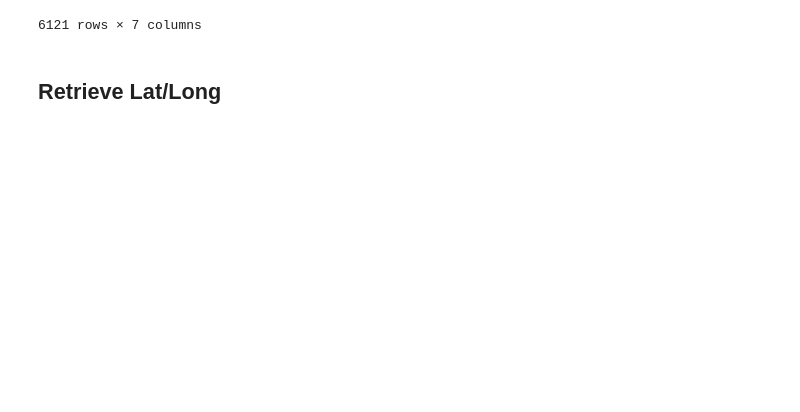
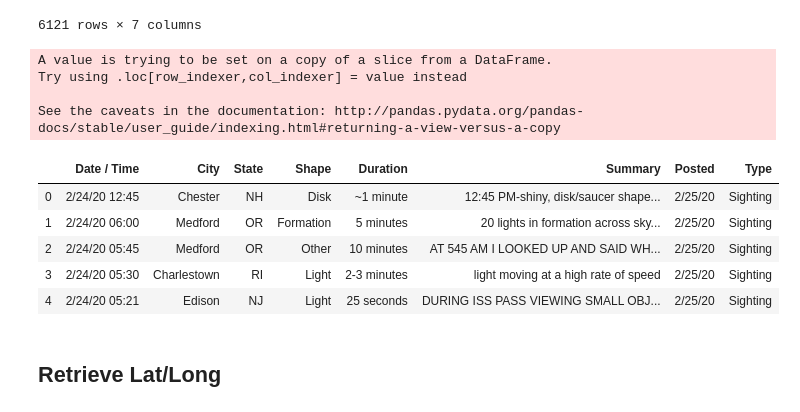
Before and after one commit to seankda/ETL-Aliens, a Jupyter notebook: Combined Notebooks.ipynb, the cells around one changed output. Cells and saved outputs as stored; diff of their text form; code cells hidden in the pictures; blank space fills up the shorter version.

```diff
--- a/Combined Notebooks.ipynb
+++ b/Combined Notebooks.ipynb
@@ -258,6 +252,21 @@ aliens_df
 | 6585 | 3/1/19 13:00 | Greenville | SC | NaN | 10 minutes | Reptilian or Grey alien contact. | 8/23/19 |
 | 6586 | 3/1/19 03:00 | Red Wing | MN | Triangle | 2 minutes | about 3 a.m. I observed a bright ... | 3/14/19 |
 6121 rows × 7 columns
+# %%
+# add type column to df
+aliens_df['Type']='Sighting'
+aliens_df.head()
+# %% [output]
+A value is trying to be set on a copy of a slice from a DataFrame.
+Try using .loc[row_indexer,col_indexer] = value instead
+
+See the caveats in the documentation: http://pandas.pydata.org/pandas-docs/stable/user_guide/indexing.html#returning-a-view-versus-a-copy
+|  | Date / Time | City | State | Shape | Duration | Summary | Posted | Type |
+| 0 | 2/24/20 12:45 | Chester | NH | Disk | ~1 minute | 12:45 PM-shiny, disk/saucer shape... | 2/25/20 | Sighting |
+| 1 | 2/24/20 06:00 | Medford | OR | Formation | 5 minutes | 20 lights in formation across sky... | 2/25/20 | Sighting |
+| 2 | 2/24/20 05:45 | Medford | OR | Other | 10 minutes | AT 545 AM I LOOKED UP AND SAID WH... | 2/25/20 | Sighting |
+| 3 | 2/24/20 05:30 | Charlestown | RI | Light | 2-3 minutes | light moving at a high rate of speed | 2/25/20 | Sighting |
+| 4 | 2/24/20 05:21 | Edison | NJ | Light | 25 seconds | DURING ISS PASS VIEWING SMALL OBJ... | 2/25/20 | Sighting |
 # %%
 aliens_df.to_csv("Resources/clean_aliens.csv", index = False)
 # %% [markdown]
```
Also changed, not shown: parts of 10 cells of this notebook, 1 other file.
